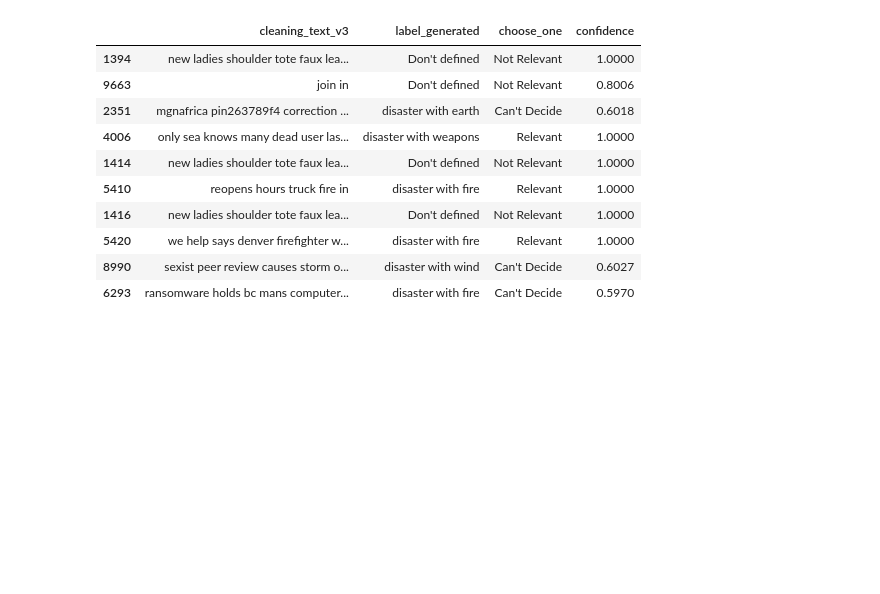
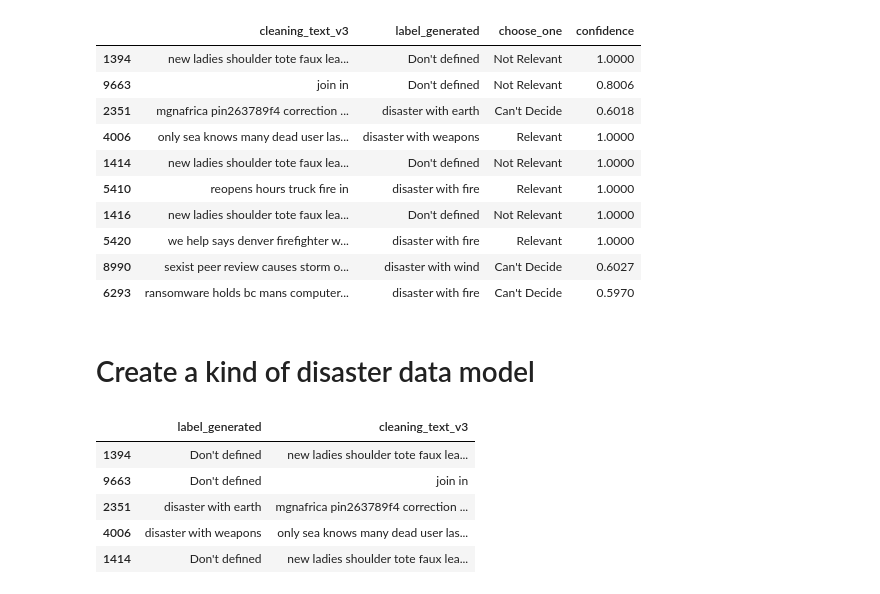
Before and after one commit to CarlosChicata/data_world_portfolio, a Jupyter notebook: Projects/POC/AWS_Ingesting_disaster_tweets_in_real_time/process_scripts/Assign_better_label_to_dataset.ipynb, the cells around one changed output. Cells and saved outputs as stored; diff of their text form; code cells hidden in the pictures; blank space fills up the shorter version.

Commit message:
fix: generate data models based in format of aws comprehend

```diff
--- a/Projects/POC/AWS_Ingesting_disaster_tweets_in_real_time/process_scripts/Assign_better_label_to_dataset.ipynb
+++ b/Projects/POC/AWS_Ingesting_disaster_tweets_in_real_time/process_scripts/Assign_better_label_to_dataset.ipynb
@@ -759 +752,14 @@ cleaning_db_df = cleaning_disaster_db_df[["cleaning_text_v3", "label_generated",
+# %% [markdown]
+# Create a kind of disaster data model
+# %%
+#cleaning_db_df = cleaning_disaster_db_df[["cleaning_text_v3", "label_generated", "choose_one", "confidence"]]
+disaster_cleaning_db_df = cleaning_disaster_db_df[["label_generated", "cleaning_text_v3"]]
+disaster_cleaning_db_df.head(5)
+# %% [output]
+|  | label_generated | cleaning_text_v3 |
+| 1394 | Don't defined | new ladies shoulder tote faux lea... |
+| 9663 | Don't defined | join in |
+| 2351 | disaster with earth | mgnafrica pin263789f4 correction ... |
+| 4006 | disaster with weapons | only sea knows many dead user las... |
+| 1414 | Don't defined | new ladies shoulder tote faux lea... |
 # %%
```
Also changed, not shown: parts of 18 cells of this notebook.
